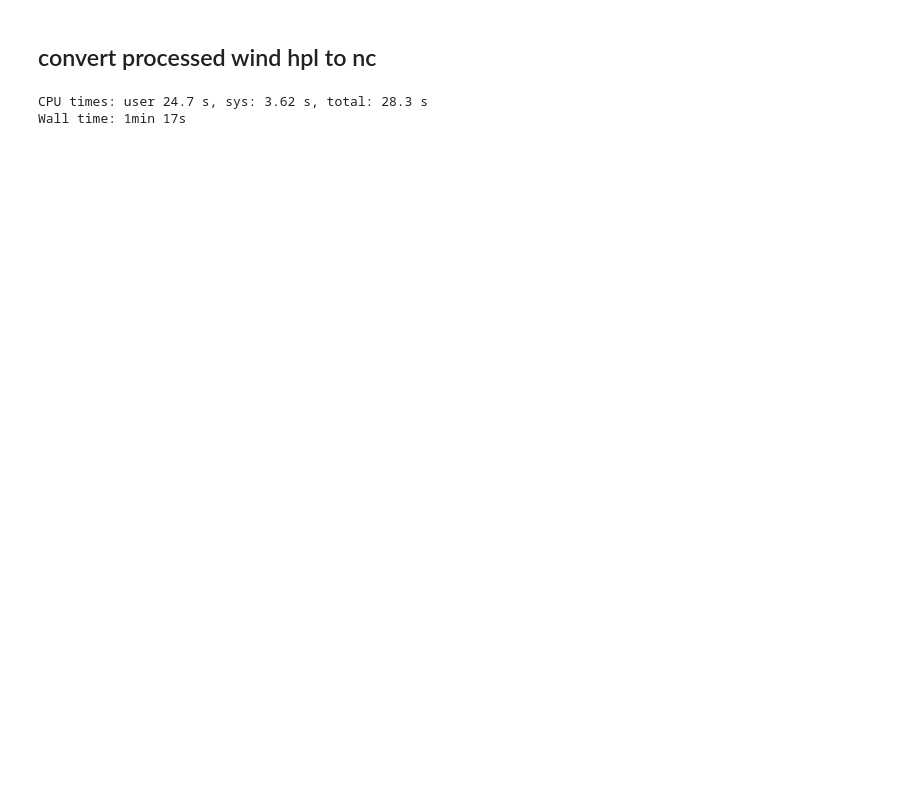
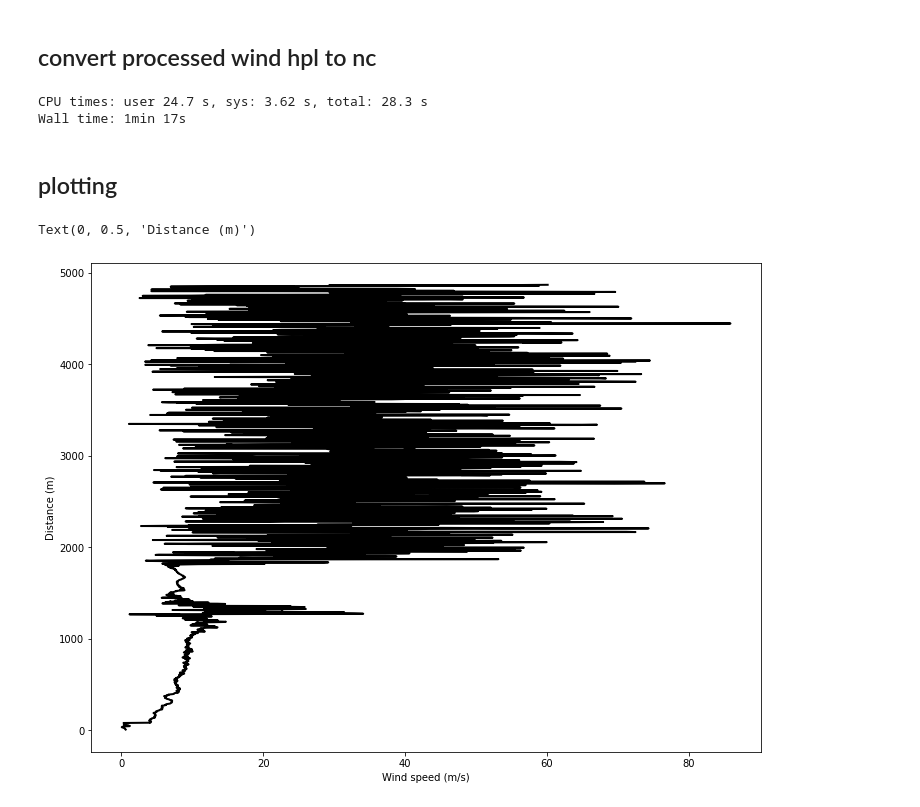
Before and after one commit to dongqi-DQ/HALO_lidar_toolbox, a Jupyter notebook: lidar_processed_wind.ipynb, the cells around one changed output. Saved outputs shown, nothing was run; the diff lists cells and outputs as text; code cells hidden in the pictures; blank space fills up the shorter version.

```diff
--- a/lidar_processed_wind.ipynb
+++ b/lidar_processed_wind.ipynb
@@ -56,3 +56,15 @@ for file_path in tqdm(files,position=0, leave=True):
 # %% [output]
 CPU times: user 24.7 s, sys: 3.62 s, total: 28.3 s
 Wall time: 1min 17s
+# %% [markdown]
+## plotting
+# %%
+ds = xr.open_dataset("/home/UOCNT/dli84/research/Bottle_lake/Field_data/Lidar_full_Burwood/Proc/2023/processed_wind_hpl/Processed_Wind_Profile_252_20230425_213527.nc")
+# %%
+plt.figure(figsize=(12,9))
+plt.plot(ds.wspeed, ds.distance, "k-", linewidth=2)
+plt.xlabel("Wind speed (m/s)")
+plt.ylabel("Distance (m)")
+# %% [output]
+Text(0, 0.5, 'Distance (m)')
+[figure, added]
```
Also changed, not shown: parts of 1 cell of this notebook.
